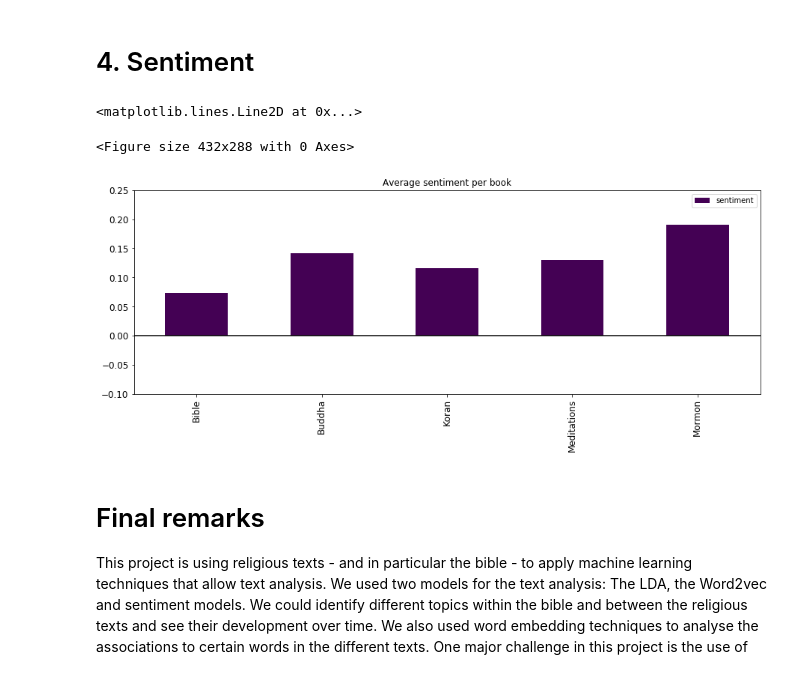
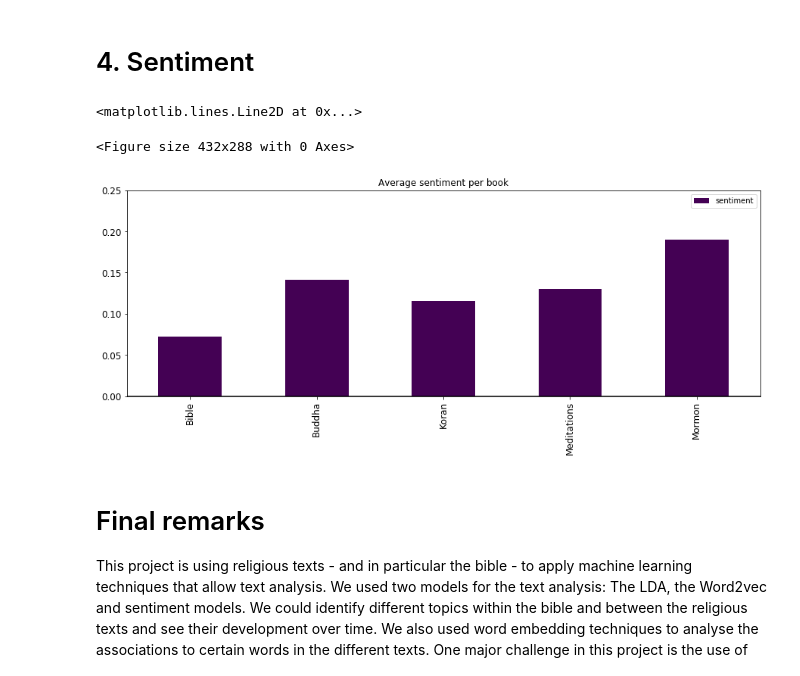
Before and after one commit to Amglex/Machine-Learning-for-textual-data, a Jupyter notebook: ML_Project.ipynb, the cells around one changed output. Drawn from its saved outputs; the diff is of its cells as text; code cells hidden in the pictures.

```diff
--- a/ML_Project.ipynb
+++ b/ML_Project.ipynb
@@ -112,7 +111,8 @@ def get_num(text):
 # Stopwords
 custom_stopwords = stopwords.words('english')
 custom_stopwords.extend(["nephi","alma","mormoni","ether", "say", "let", "may", "give",
-                         "make", "come", "go", "take", "put", "an", "er", "see", "thing", "even", "'s"])
+                         "make", "come", "go", "take", "put", "an", "er", "see", "thing", "even", "'s",
+                        "thou", "thy", "unto", "thee", "shall", "hath", "ye", "yea"])
 # %% [markdown]
 ## 1. Data import
 # %% [markdown]
@@ -264,7 +265,7 @@ def preprocessor(t):
     t = re.sub(r'(?=\b[MCDXLV]{1,6}\b)M{0,4}(?:CM|CD|D?C{0,3})(?:XC|XL|L?X{0,3})(?:IX|IV|V?I{0,3})', ' ', t)
     t = t.lower()
     t = t.replace('\\n', ' ') # Replace newline with space
-    t = re.sub('[^a-zA-Z ?!.;\'´`]',' ',t)
+    t = re.sub('[^a-zA-Z ?!.\'´`]',' ',t) # Delet all characters but those in the brackets
     return(t.strip())
 
 
@@ -282,8 +283,8 @@ def lemmatizer(text):
                 "V": 'v',
                 "R": 'r'}
 
-    words_and_tags = [(w, tag_dict.get(pos[0], 'n')) for w, pos in tagger.tag(text)]
-    lemmatized_list = [w.lemmatize(tag) for w, tag in words_and_tags]
+    words_and_tags = [(w, tag_dict.get(pos[0], 'n')) for w, pos in tagger.tag(text)] # Get words and corresponding tags
+    lemmatized_list = [w.lemmatize(tag) for w, tag in words_and_tags] # Lemmatize each word based on its tag
     result = ' '.join(lemmatized_list)
     return(result)
 
@@ -810,6 +742,6 @@ In this section we analyse the sentiments of each book of the bible.
 # %%
 # Calculate the sentiment and group in data frame
-df['sentiment'] = df.text.apply(lambda x: TextBlob(str(x)).sentiment.polarity)
+df['sentiment'] = df['clean'].apply(lambda x: TextBlob(str(x)).sentiment.polarity)
 sentiment = df[['sentiment','order']].groupby(df['book']).mean()
 sentiment = sentiment.sort_values('order', )
 #df.reset_index(drop=True, inplace=True)
@@ -1115,21 +1033,21 @@ sentiment = all_texts[['book','sentiment']].groupby(['book']).mean()
 # %%
 plt.figure();
 
 ax = sentiment.plot(kind = 'bar',
                    rot = 'vertical',
                    title = "Average sentiment per book",
-                   ylim = (-0.1,0.25),
+                   ylim = (0,0.25),
                    figsize = (15, 5),
                    legend = True,
                    fontsize = 12,
                    colormap = "viridis"
                   )
 ax.set_xlabel("")
 plt.axhline(0, color = 'k')
 # %% [output]
 <matplotlib.lines.Line2D at 0x...>
 <Figure size 432x288 with 0 Axes>
-[figure, old version]
+[figure, new version]
 # %% [markdown]
 # Final remarks
 This project is using religious texts - and in particular the bible - to apply machine learning techniques that allow text analysis. We used two models for the text analysis: The LDA, the Word2vec and sentiment models. We could identify different topics within the bible and between the religious texts and see their development over time. We also used word embedding techniques to analyse the associations to certain words in the different texts. One major challenge in this project is the use of stopwords, as the texts are written in a more antique language, and some stopwords are not included in the common stopwords selection. There are many other text analysis tools, especially the recently introduced LDA2vecmodel by [Chris Moody (2016)](https://multithreaded.stitchfix.com/blog/2016/05/27/lda2vec/#topic=38&lambda=1&term=).
```
Also changed, not shown: parts of 33 cells of this notebook, 2 other files.
